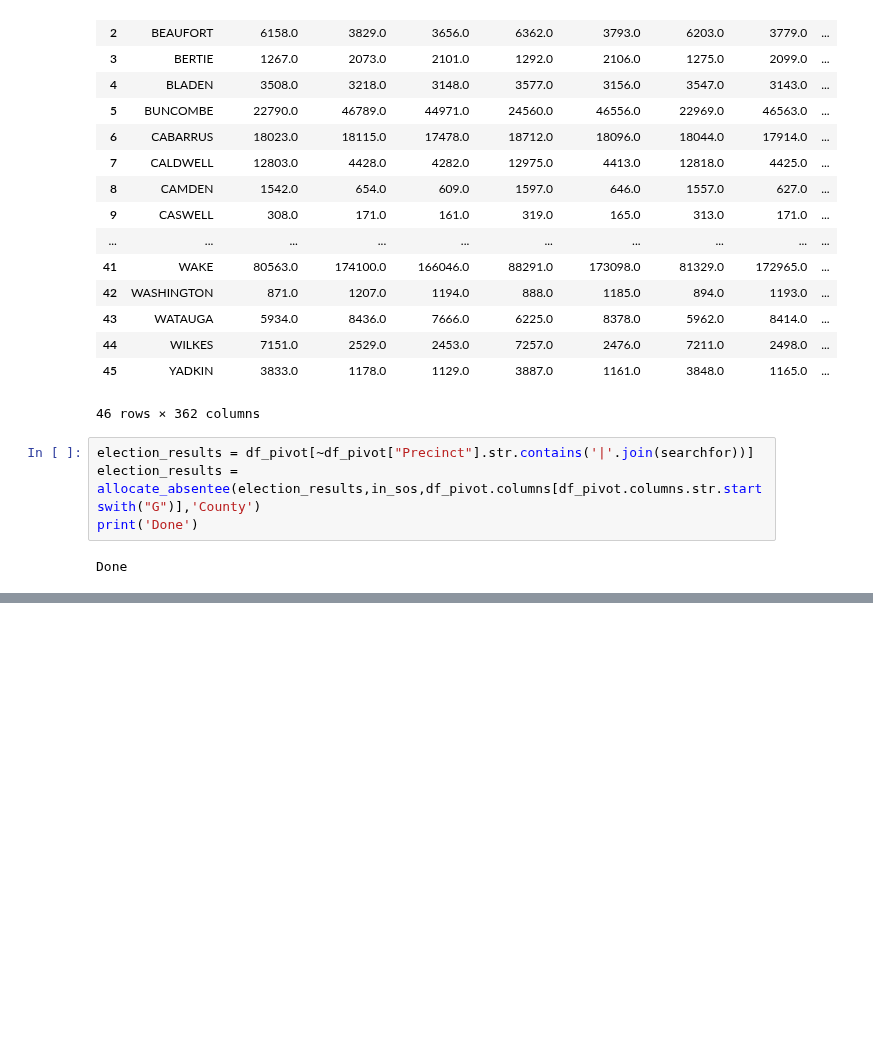
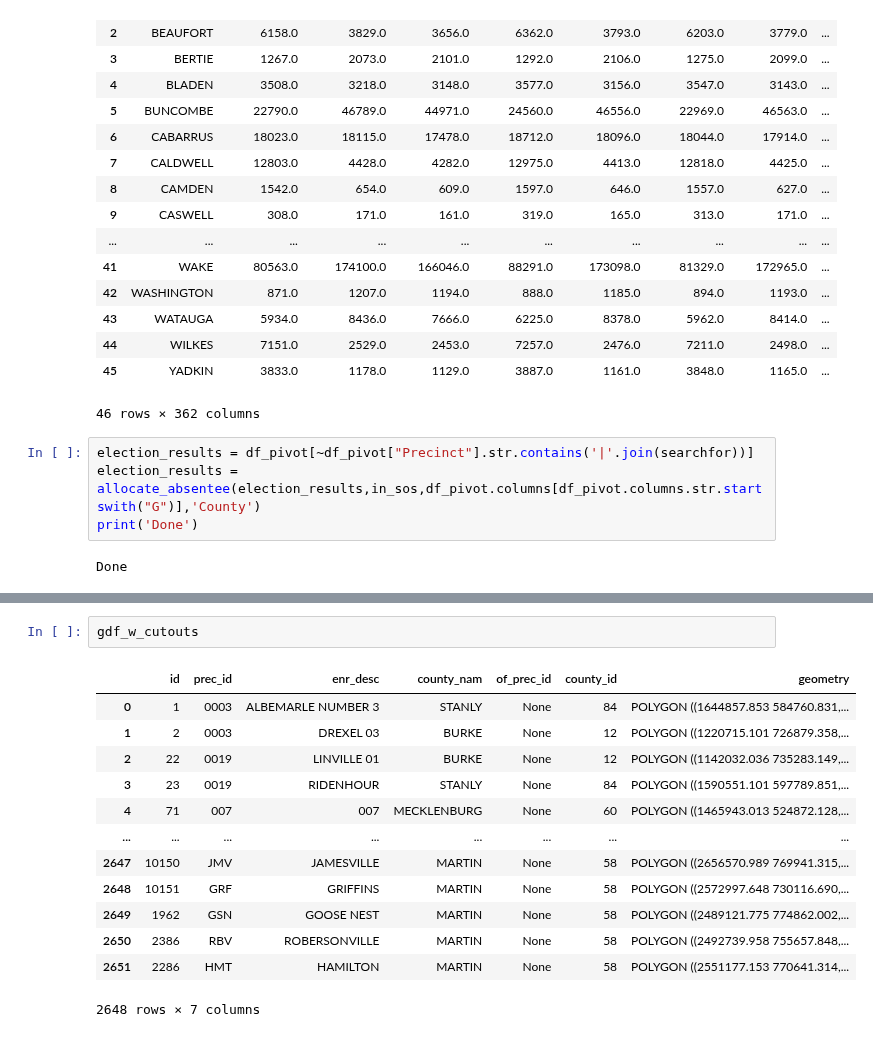
Before and after one commit to nonpartisan-redistricting-datahub/pber_collection, a Jupyter notebook: NC/2022/nc_election_results.ipynb, the cells around one changed output, grey strips where cells are left out. Drawn from its saved outputs; the diff is of its cells as text; blank space fills up the shorter version.

```diff
--- a/NC/2022/nc_election_results.ipynb
+++ b/NC/2022/nc_election_results.ipynb
@@ -263,0 +270,16 @@ False
+# %%
+gdf_w_cutouts
+# %% [output]
+|  | id | prec_id | enr_desc | county_nam | of_prec_id | county_id | geometry |
+| 0 | 1 | 0003 | ALBEMARLE NUMBER 3 | STANLY | None | 84 | POLYGON ((1644857.853 584760.831,... |
+| 1 | 2 | 0003 | DREXEL 03 | BURKE | None | 12 | POLYGON ((1220715.101 726879.358,... |
+| 2 | 22 | 0019 | LINVILLE 01 | BURKE | None | 12 | POLYGON ((1142032.036 735283.149,... |
+| 3 | 23 | 0019 | RIDENHOUR | STANLY | None | 84 | POLYGON ((1590551.101 597789.851,... |
+| 4 | 71 | 007 | 007 | MECKLENBURG | None | 60 | POLYGON ((1465943.013 524872.128,... |
+| ... | ... | ... | ... | ... | ... | ... | ... |
+| 2647 | 10150 | JMV | JAMESVILLE | MARTIN | None | 58 | POLYGON ((2656570.989 769941.315,... |
+| 2648 | 10151 | GRF | GRIFFINS | MARTIN | None | 58 | POLYGON ((2572997.648 730116.690,... |
+| 2649 | 1962 | GSN | GOOSE NEST | MARTIN | None | 58 | POLYGON ((2489121.775 774862.002,... |
+| 2650 | 2386 | RBV | ROBERSONVILLE | MARTIN | None | 58 | POLYGON ((2492739.958 755657.848,... |
+| 2651 | 2286 | HMT | HAMILTON | MARTIN | None | 58 | POLYGON ((2551177.153 770641.314,... |
+2648 rows × 7 columns
```
Also changed, not shown: parts of 73 cells of this notebook.
